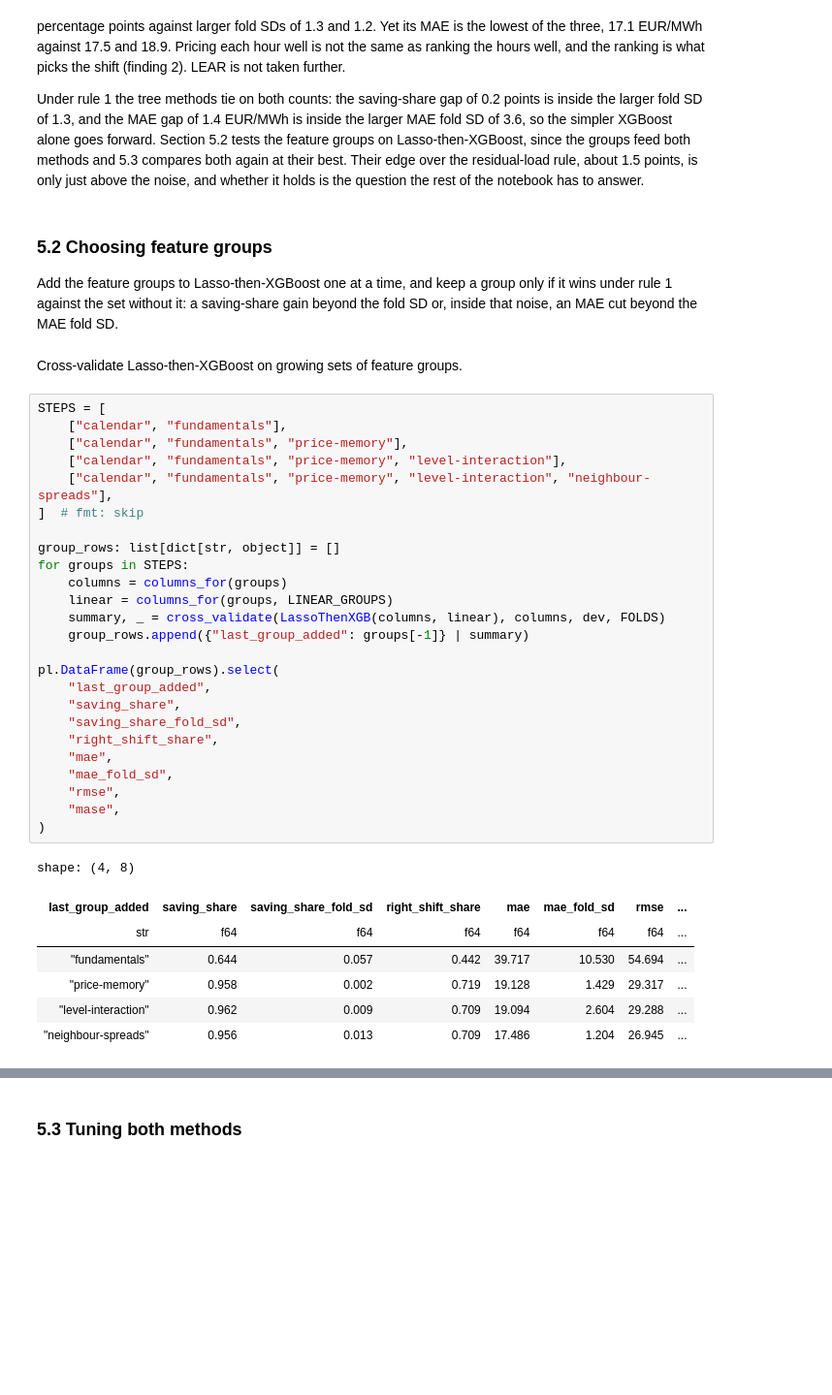
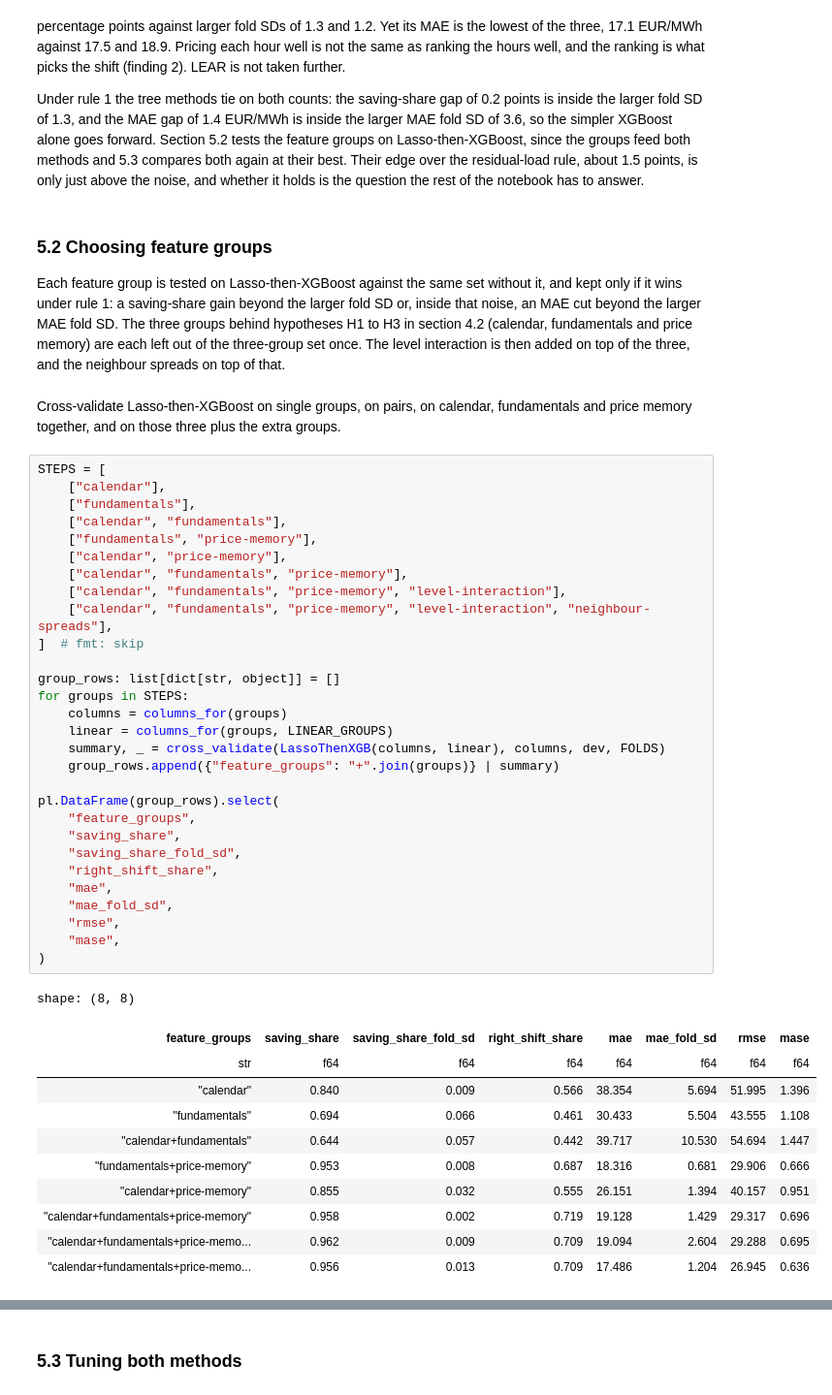
Before and after one commit to martin-gbeck/dba-group-project, a Jupyter notebook: de_price_forecast.ipynb, the cells around one changed output, grey strips where cells are left out. Shown at 97% size. Drawn from its saved outputs; the diff is of its cells as text; blank space fills up the shorter version.

```diff
--- a/de_price_forecast.ipynb
+++ b/de_price_forecast.ipynb
@@ -1234,40 +1234,48 @@ Under rule 1 the tree methods tie on both counts: the saving-share gap of 0.2 po
 # %% [markdown]
 ### 5.2 Choosing feature groups
 
-Add the feature groups to Lasso-then-XGBoost one at a time, and keep a group only if it wins under rule 1 against the set without it: a saving-share gain beyond the fold SD or, inside that noise, an MAE cut beyond the MAE fold SD.
+Each feature group is tested on Lasso-then-XGBoost against the same set without it, and kept only if it wins under rule 1: a saving-share gain beyond the larger fold SD or, inside that noise, an MAE cut beyond the larger MAE fold SD. The three groups behind hypotheses H1 to H3 in section 4.2 (calendar, fundamentals and price memory) are each left out of the three-group set once. The level interaction is then added on top of the three, and the neighbour spreads on top of that.
 # %% [markdown]
-Cross-validate Lasso-then-XGBoost on growing sets of feature groups.
+Cross-validate Lasso-then-XGBoost on single groups, on pairs, on calendar, fundamentals and price memory together, and on those three plus the extra groups.
 # %%
 STEPS = [
+    ["calendar"],
+    ["fundamentals"],
     ["calendar", "fundamentals"],
+    ["fundamentals", "price-memory"],
+    ["calendar", "price-memory"],
     ["calendar", "fundamentals", "price-memory"],
     ["calendar", "fundamentals", "price-memory", "level-interaction"],
     ["calendar", "fundamentals", "price-memory", "level-interaction", "neighbour-spreads"],
 ]  # fmt: skip
 
 group_rows: list[dict[str, object]] = []
 for groups in STEPS:
     columns = columns_for(groups)
     linear = columns_for(groups, LINEAR_GROUPS)
     summary, _ = cross_validate(LassoThenXGB(columns, linear), columns, dev, FOLDS)
-    group_rows.append({"last_group_added": groups[-1]} | summary)
+    group_rows.append({"feature_groups": "+".join(groups)} | summary)
 
 pl.DataFrame(group_rows).select(
-    "last_group_added",
+    "feature_groups",
     "saving_share",
     "saving_share_fold_sd",
     "right_shift_share",
     "mae",
     "mae_fold_sd",
     "rmse",
     "mase",
 )
 # %% [output]
-shape: (4, 8)
+shape: (8, 8)
-| last_group_added | saving_share | saving_share_fold_sd | right_shift_share | mae | mae_fold_sd | rmse | ... |
-| str | f64 | f64 | f64 | f64 | f64 | f64 | ... |
-| "fundamentals" | 0.644 | 0.057 | 0.442 | 39.717 | 10.530 | 54.694 | ... |
-| "price-memory" | 0.958 | 0.002 | 0.719 | 19.128 | 1.429 | 29.317 | ... |
-| "level-interaction" | 0.962 | 0.009 | 0.709 | 19.094 | 2.604 | 29.288 | ... |
-| "neighbour-spreads" | 0.956 | 0.013 | 0.709 | 17.486 | 1.204 | 26.945 | ... |
+| feature_groups | saving_share | saving_share_fold_sd | right_shift_share | mae | mae_fold_sd | rmse | mase |
+| str | f64 | f64 | f64 | f64 | f64 | f64 | f64 |
+| "calendar" | 0.840 | 0.009 | 0.566 | 38.354 | 5.694 | 51.995 | 1.396 |
+| "fundamentals" | 0.694 | 0.066 | 0.461 | 30.433 | 5.504 | 43.555 | 1.108 |
+| "calendar+fundamentals" | 0.644 | 0.057 | 0.442 | 39.717 | 10.530 | 54.694 | 1.447 |
+| "fundamentals+price-memory" | 0.953 | 0.008 | 0.687 | 18.316 | 0.681 | 29.906 | 0.666 |
+| "calendar+price-memory" | 0.855 | 0.032 | 0.555 | 26.151 | 1.394 | 40.157 | 0.951 |
+| "calendar+fundamentals+price-memory" | 0.958 | 0.002 | 0.719 | 19.128 | 1.429 | 29.317 | 0.696 |
+| "calendar+fundamentals+price-memo... | 0.962 | 0.009 | 0.709 | 19.094 | 2.604 | 29.288 | 0.695 |
+| "calendar+fundamentals+price-memo... | 0.956 | 0.013 | 0.709 | 17.486 | 1.204 | 26.945 | 0.636 |
 # %% [markdown]
```
Also changed, not shown: parts of 1 cell of this notebook, 1 other file.
